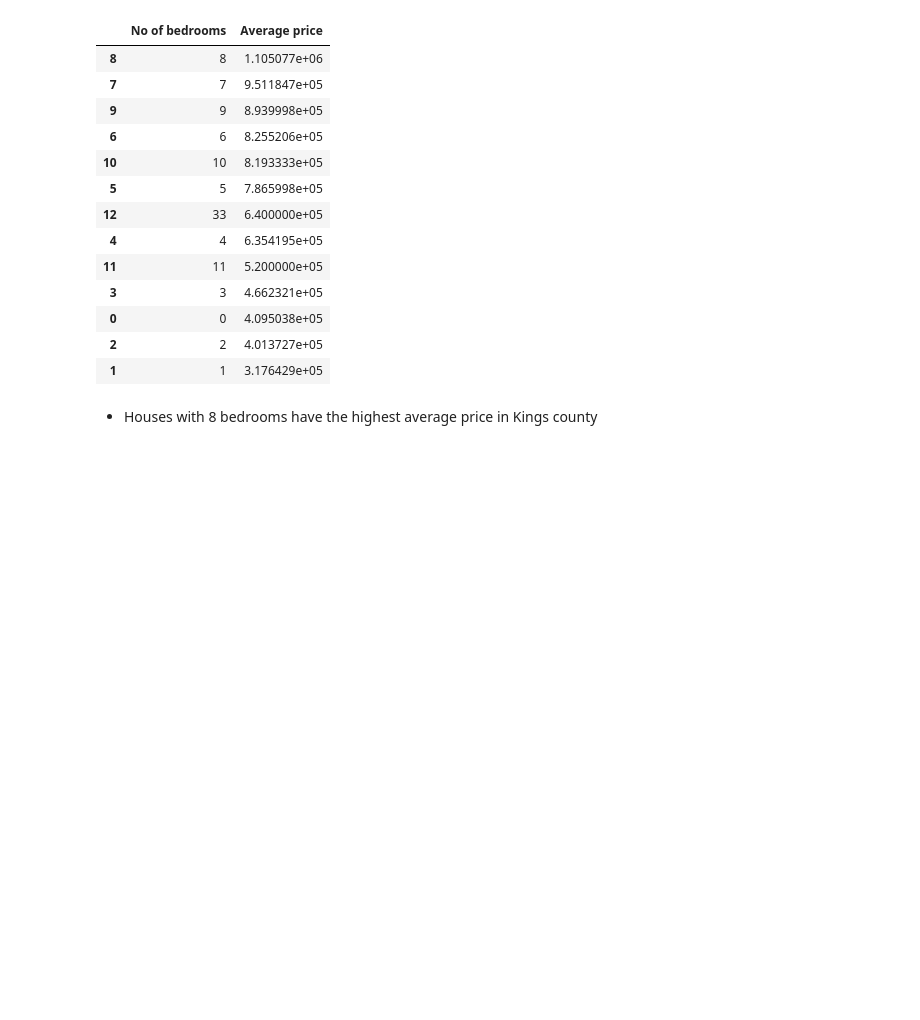
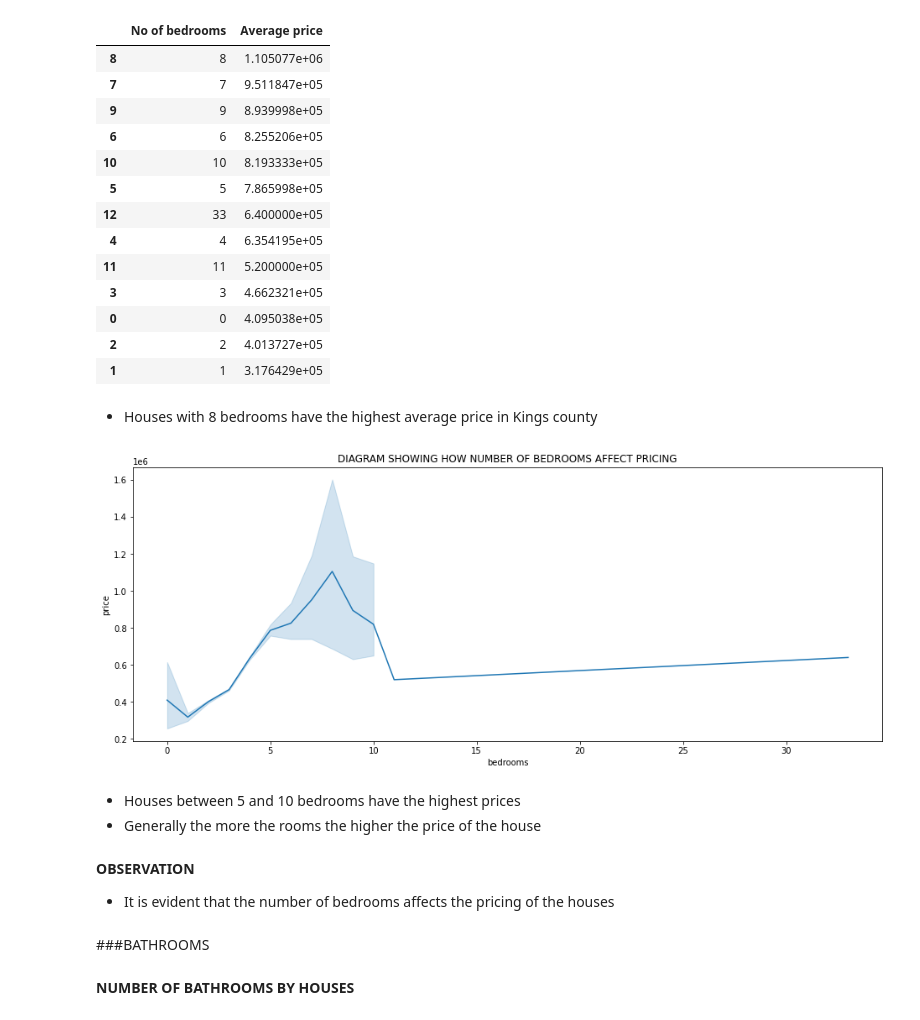
Before and after one commit to MikeDeecode/KC-properties-price-analysis, a Jupyter notebook: kc_properties_analysis.ipynb, the cells around one changed output. Cells and saved outputs as stored; diff of their text form; code cells hidden in the pictures; blank space fills up the shorter version.

```diff
--- a/kc_properties_analysis.ipynb
+++ b/kc_properties_analysis.ipynb
@@ -156,3 +156,21 @@ room_grp
 | 1 | 1 | 3.176429e+05 |
 # %% [markdown]
 * Houses with 8 bedrooms have the highest average price in Kings county
+# %%
+plt.figure(figsize = (16, 6))
+sns.lineplot(x = 'bedrooms', y = 'price', data = kc_properties)
+plt.title("DIAGRAM SHOWING HOW NUMBER OF BEDROOMS AFFECT PRICING")
+plt.show()
+# %% [output]
+[figure, added]
+# %% [markdown]
+* Houses between 5 and 10 bedrooms have the highest prices
+* Generally the more the rooms the higher the price of the house
+# %% [markdown]
+**OBSERVATION**
+
+* It is evident that the number of bedrooms affects the pricing of the houses
+# %% [markdown]
+###BATHROOMS
+# %% [markdown]
+**NUMBER OF BATHROOMS BY HOUSES**
```
